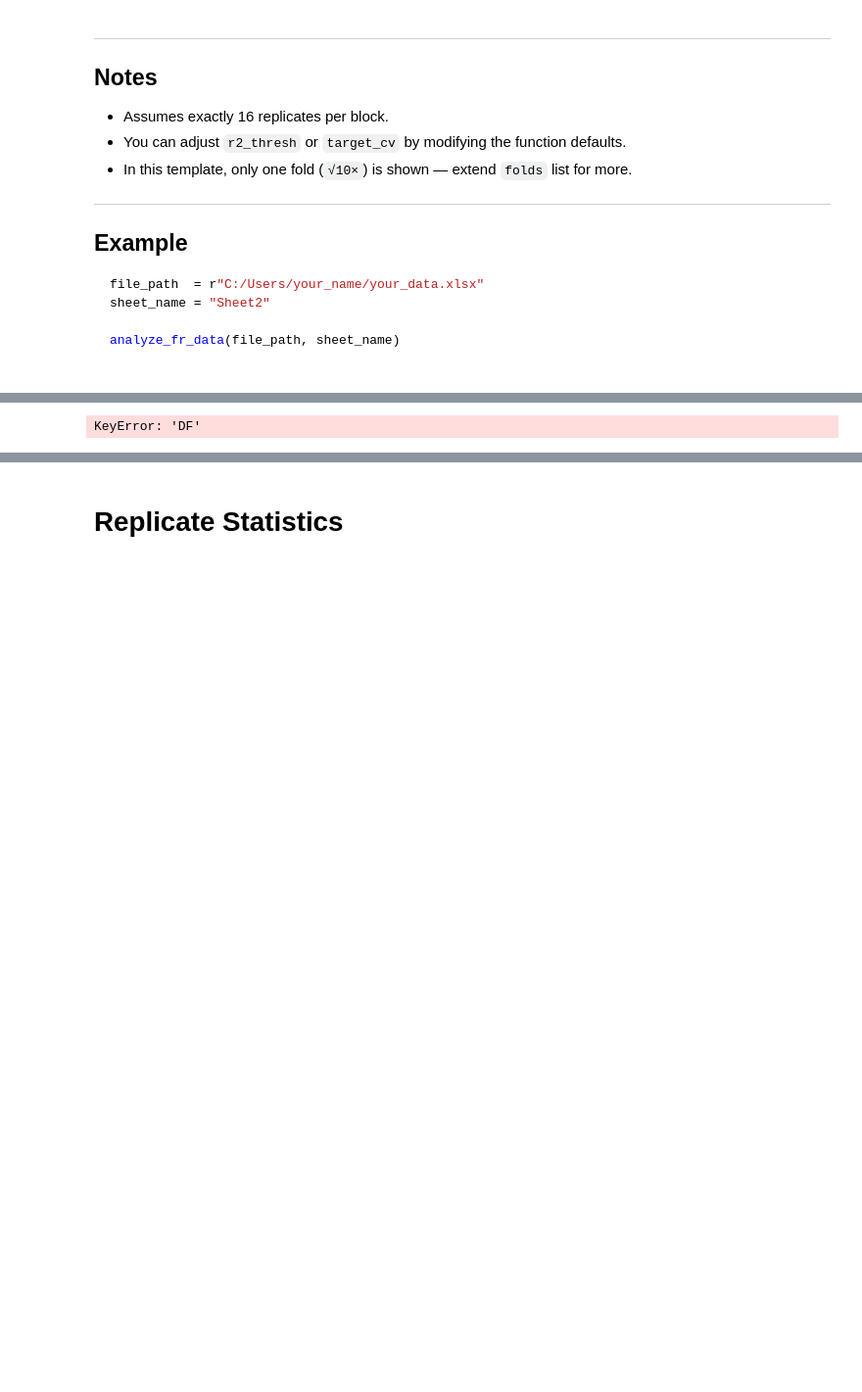
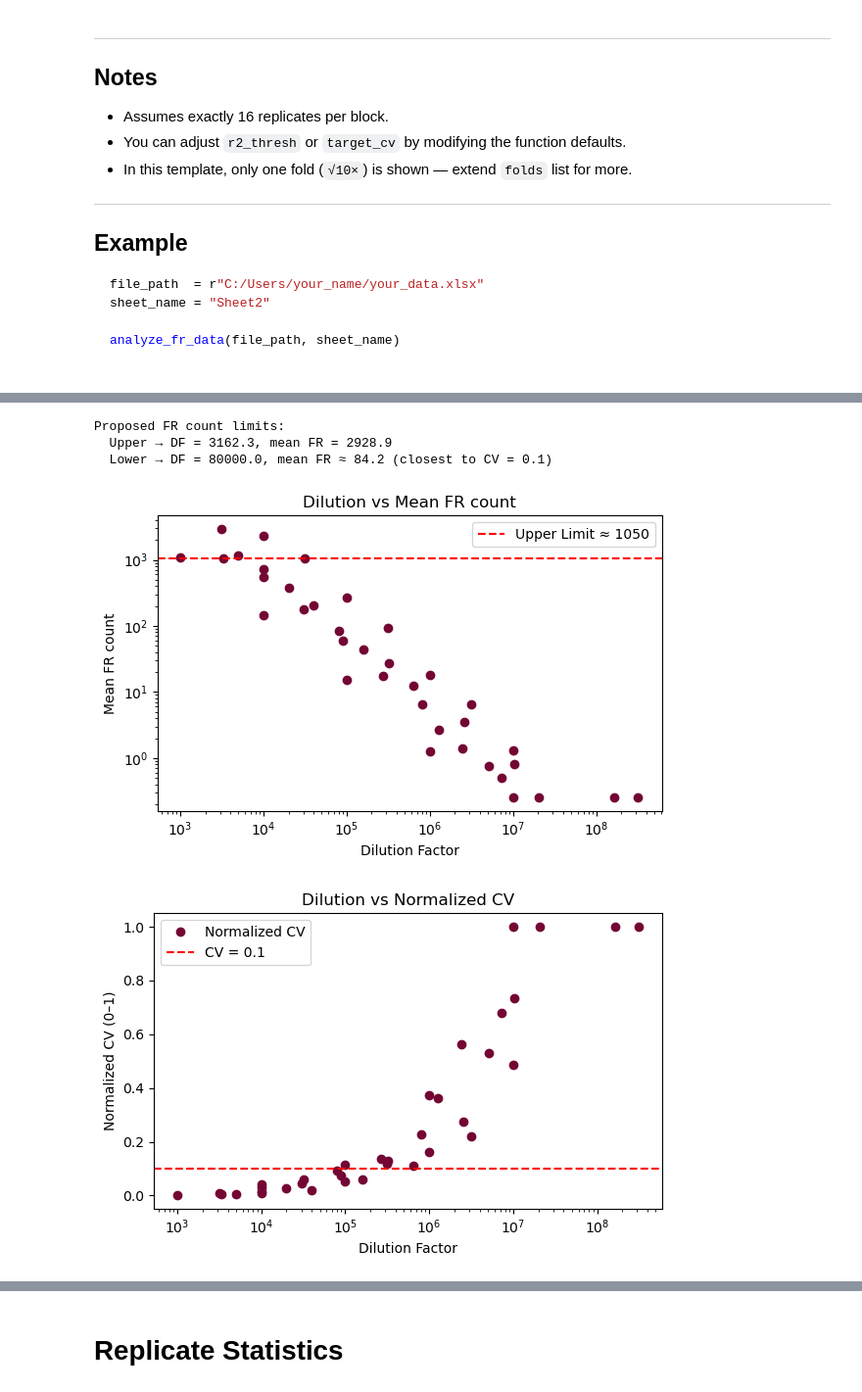
Before and after one commit to Jason-TsangGL/384wInfectiousTiterAssay-Statistics, a Jupyter notebook: ReplicateStatisticsCode.ipynb, the cells around one changed output, grey strips where cells are left out. Shown: that part at 98% size. Drawn from its saved outputs; the diff is of its cells as text; code cells hidden in the pictures; blank space fills up the shorter version.

```diff
--- a/ReplicateStatisticsCode.ipynb
+++ b/ReplicateStatisticsCode.ipynb
@@ -201,20 +422,21 @@ from sklearn.linear_model import LinearRegression
 from sklearn.metrics import r2_score
 
 # ========== Step 0: Load and Prepare Data ==========
-file_path = r'C:/Users/jglts/OneDrive - McMaster University/SIMP-IT/Test222.xlsx'
+# Load FR count data from Excel, convert to numeric, suppress warnings.
+file_path = r'48hrIT-Consolidated.xlsx'
 sheet_name = "Sheet1"
 
 df = pd.read_excel(file_path, sheet_name=sheet_name, header=None)
 df = df.apply(pd.to_numeric, errors='coerce')
 warnings.filterwarnings("ignore")
 
-n_reps     = 16
-n_blocks   = df.shape[1] // n_reps
-folds      = [2, 3, 10,10**(0.5)]  # Dilution factors
-# folds      = [10**(0.5)]
-base_start = 1e4
+# ========== Step 1: Parameter Initialization ==========
+n_reps     = 16  # Number of replicate wells per dilution block
+n_blocks   = df.shape[1] // n_reps  # Number of dilution blocks per row
+folds      = [2, 3, 10, 10**(0.5)]  # Dilution factors for each row
+base_start = 1e4  # Starting dilution factor
 
-# ========== Step 1: Compute per-block stats ==========
+# ========== Step 2: Block-wise Statistical Computation ==========
 rows = []
 for row_idx, fold in enumerate(folds):
     counts = df.iloc[row_idx].dropna().astype(float).values
@@ -228,12 +450,12 @@ for row_idx, fold in enumerate(folds):
 
 stats = pd.DataFrame(rows).sort_values('DF').reset_index(drop=True)
 
-# ========== Step 2: Normalize CV ==========
+# ========== Step 3: CV Normalization ==========
 stats['cv_norm'] = (stats['cv'] - stats['cv'].min()) / (stats['cv'].max() - stats['cv'].min())
 
-# ========== Step 3: Determine Limits ==========
+# ========== Step 4: Determination of Quantitative Limits ==========
 
-# Upper limit by R^2
+# Upper limit: last dilution where linearity (R²) is maintained
 def determine_upper_limit(df, r2_thresh=0.99):
     X = df['DF'].values.reshape(-1,1)
     y = df['mean'].values
@@ -245,18 +467,20 @@ def determine_upper_limit(df, r2_thresh=0.99):
 
 upper_fr, upper_df = determine_upper_limit(stats)
 
-# Lower limit by closest normalized CV to 0.1
+# Lower limit: closest normalized CV to 0.1
 target_cv = 0.1
 closest_idx = (stats['cv_norm'] - target_cv).abs().idxmin()
 lower_fr = stats.loc[closest_idx, 'mean']
 lower_df = stats.loc[closest_idx, 'DF']
 
 print("Proposed FR count limits:")
-# print(f"  Upper → DF = {upper_df:.0f}, mean FR = {upper_fr:.1f}")
-print(f"  Upper → DF = 9000, mean FR = 1049.8")
+print(f"  Upper → DF = {upper_df:.1f}, mean FR = {upper_fr:.1f}")
 print(f"  Lower → DF = {lower_df}, mean FR ≈ {lower_fr:.1f} (closest to CV = 0.1)")
 
-# ========== Step 4: Plot 1 – Dilution vs Mean FR ==========
+
+# ========== Step 5: Visualization ==========
+
+# Plot 1: Dilution vs Mean FR (log-log)
 plt.figure(figsize=(6,4))
 plt.plot(stats['DF'], stats['mean'], 'o', color='#740634')
 plt.xscale('log')
@@ -270,44 +494,47 @@ plt.legend()
 plt.tight_layout()
 plt.show()
 
-# ========== Step 5: Plot 2 – Dilution vs Normalized CV ==========
+# Plot 2: Dilution vs Normalized CV
 plt.figure(figsize=(6,4))
 plt.plot(stats['DF'], stats['cv_norm'], 'o', label='Normalized CV', color='#740634')
 plt.axhline(0.1, color='red', linestyle='--', label='CV = 0.1')
 plt.xscale('log')
-# plt.yscale('log')
 plt.xlabel('Dilution Factor')
 plt.ylabel('Normalized CV (0–1)')
 plt.title('Dilution vs Normalized CV')
 plt.legend()
 plt.grid(False)
 plt.tight_layout()
 plt.show()
 
-# ========== Step 6: Plot 3 – Mean FR vs Normalized CV ==========
+# Plot 3: Mean FR vs Normalized CV
 plt.figure(figsize=(6,4))
 plt.scatter(stats['mean'], stats['cv_norm'], s=50, color='#740634')
 plt.axvline(lower_fr, color='red', linestyle='--', label=f'Lower Limit ≈ {lower_fr:.0f} @ CV ≈ 0.1')
 plt.axhline(0.1, color='red', linestyle='--')
 plt.xlabel('Mean FR count')
 plt.ylabel('Normalized CV (0–1)')
 plt.title('Mean FR count vs Normalized CV')
 plt.legend()
 plt.grid(False)
 plt.tight_layout()
 plt.show()
 
-# ========== Step 7: Plot 4 – CV vs Mean with Threshold Lines ==========
+# Plot 4: CV vs Mean with Threshold Lines
 plt.figure(figsize=(6,4))
 plt.scatter(stats['cv_norm'], stats['mean'], s=60, color='#740634')
 plt.axvline(0.1, color='red', linestyle='--')  # vertical at CV=0.1
 plt.axhline(lower_fr, color='red', linestyle='--')  # horizontal at matched mean FR
 plt.xlabel('Normalized CV (0–1)')
 plt.yscale('log')
 plt.ylabel('Mean FR count')
 plt.title('Normalized CV vs Mean FR count w/ Lower Limit')
 plt.grid(False)
 plt.tight_layout()
 plt.show()
 # %% [output]
-KeyError: 'DF'
+Proposed FR count limits:
+  Upper → DF = 3162.3, mean FR = 2928.9
+  Lower → DF = 80000.0, mean FR ≈ 84.2 (closest to CV = 0.1)
+[figure, added]
+[figure, added]
```
Also changed, not shown: parts of 5 cells of this notebook, 3 other files.
